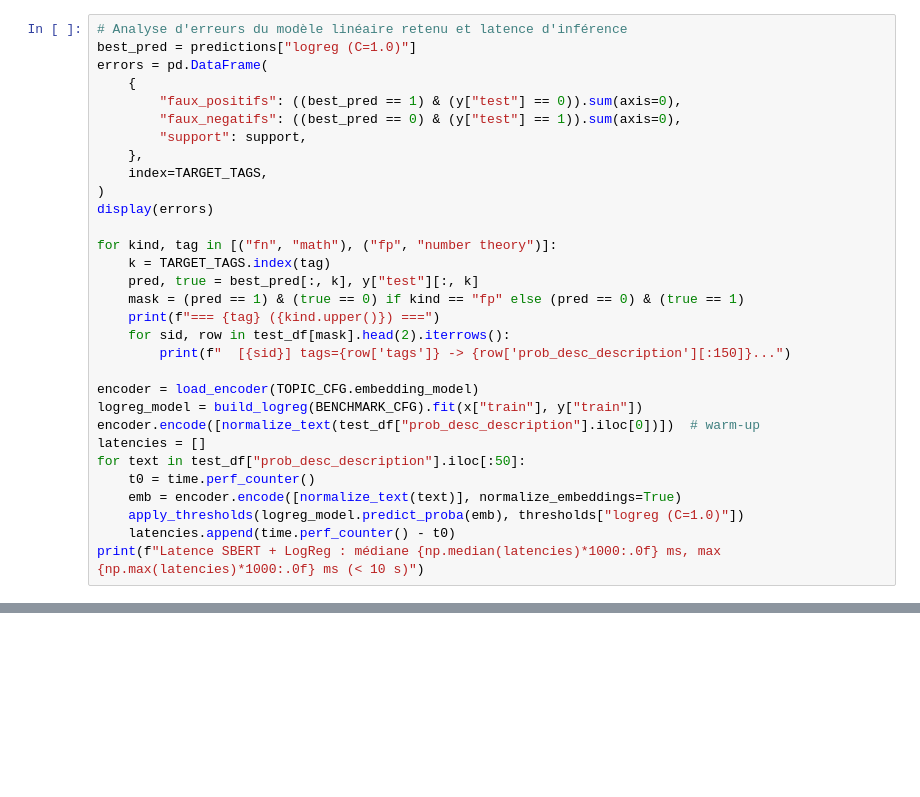
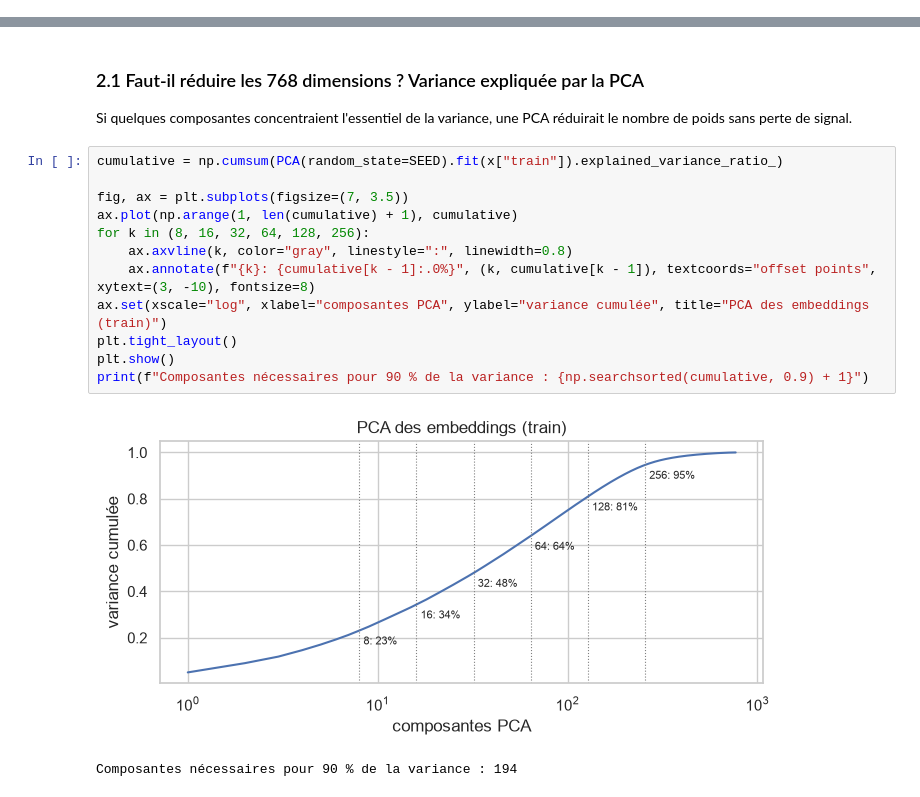
Before and after one commit to ramzinaji/illuin-test, a Jupyter notebook: notebooks/03_models_benchmark.ipynb, the cells around one changed output, grey strips where cells are left out. Drawn from its saved outputs; the diff is of its cells as text; blank space fills up the shorter version.

```diff
--- a/notebooks/03_models_benchmark.ipynb
+++ b/notebooks/03_models_benchmark.ipynb
@@ -342,31 +0,0 @@ display(
-# %%
-# Analyse d'erreurs du modèle linéaire retenu et latence d'inférence
-best_pred = predictions["logreg (C=1.0)"]
-errors = pd.DataFrame(
-    {
-        "faux_positifs": ((best_pred == 1) & (y["test"] == 0)).sum(axis=0),
-        "faux_negatifs": ((best_pred == 0) & (y["test"] == 1)).sum(axis=0),
-        "support": support,
-    },
-    index=TARGET_TAGS,
-)
-display(errors)
-
-for kind, tag in [("fn", "math"), ("fp", "number theory")]:
-    k = TARGET_TAGS.index(tag)
-    pred, true = best_pred[:, k], y["test"][:, k]
-    mask = (pred == 1) & (true == 0) if kind == "fp" else (pred == 0) & (true == 1)
-    print(f"=== {tag} ({kind.upper()}) ===")
-    for sid, row in test_df[mask].head(2).iterrows():
-        print(f"  [{sid}] tags={row['tags']} -> {row['prob_desc_description'][:150]}...")
-
-encoder = load_encoder(TOPIC_CFG.embedding_model)
-logreg_model = build_logreg(BENCHMARK_CFG).fit(x["train"], y["train"])
-encoder.encode([normalize_text(test_df["prob_desc_description"].iloc[0])])  # warm-up
-latencies = []
-for text in test_df["prob_desc_description"].iloc[:50]:
-    t0 = time.perf_counter()
-    emb = encoder.encode([normalize_text(text)], normalize_embeddings=True)
-    apply_thresholds(logreg_model.predict_proba(emb), thresholds["logreg (C=1.0)"])
-    latencies.append(time.perf_counter() - t0)
-print(f"Latence SBERT + LogReg : médiane {np.median(latencies)*1000:.0f} ms, max {np.max(latencies)*1000:.0f} ms (< 10 s)")
@@ -397,0 +204,19 @@ Latence SBERT + LogReg : médiane 16 ms, max 35 ms (< 10 s)
+# %% [markdown]
+### 2.1 Faut-il réduire les 768 dimensions ? Variance expliquée par la PCA
+
+Si quelques composantes concentraient l'essentiel de la variance, une PCA réduirait le nombre de poids sans perte de signal.
+# %%
+cumulative = np.cumsum(PCA(random_state=SEED).fit(x["train"]).explained_variance_ratio_)
+
+fig, ax = plt.subplots(figsize=(7, 3.5))
+ax.plot(np.arange(1, len(cumulative) + 1), cumulative)
+for k in (8, 16, 32, 64, 128, 256):
+    ax.axvline(k, color="gray", linestyle=":", linewidth=0.8)
+    ax.annotate(f"{k}: {cumulative[k - 1]:.0%}", (k, cumulative[k - 1]), textcoords="offset points", xytext=(3, -10), fontsize=8)
+ax.set(xscale="log", xlabel="composantes PCA", ylabel="variance cumulée", title="PCA des embeddings (train)")
+plt.tight_layout()
+plt.show()
+print(f"Composantes nécessaires pour 90 % de la variance : {np.searchsorted(cumulative, 0.9) + 1}")
+# %% [output]
+[figure, added]
+Composantes nécessaires pour 90 % de la variance : 194
```
Also changed, not shown: parts of 52 cells of this notebook.
